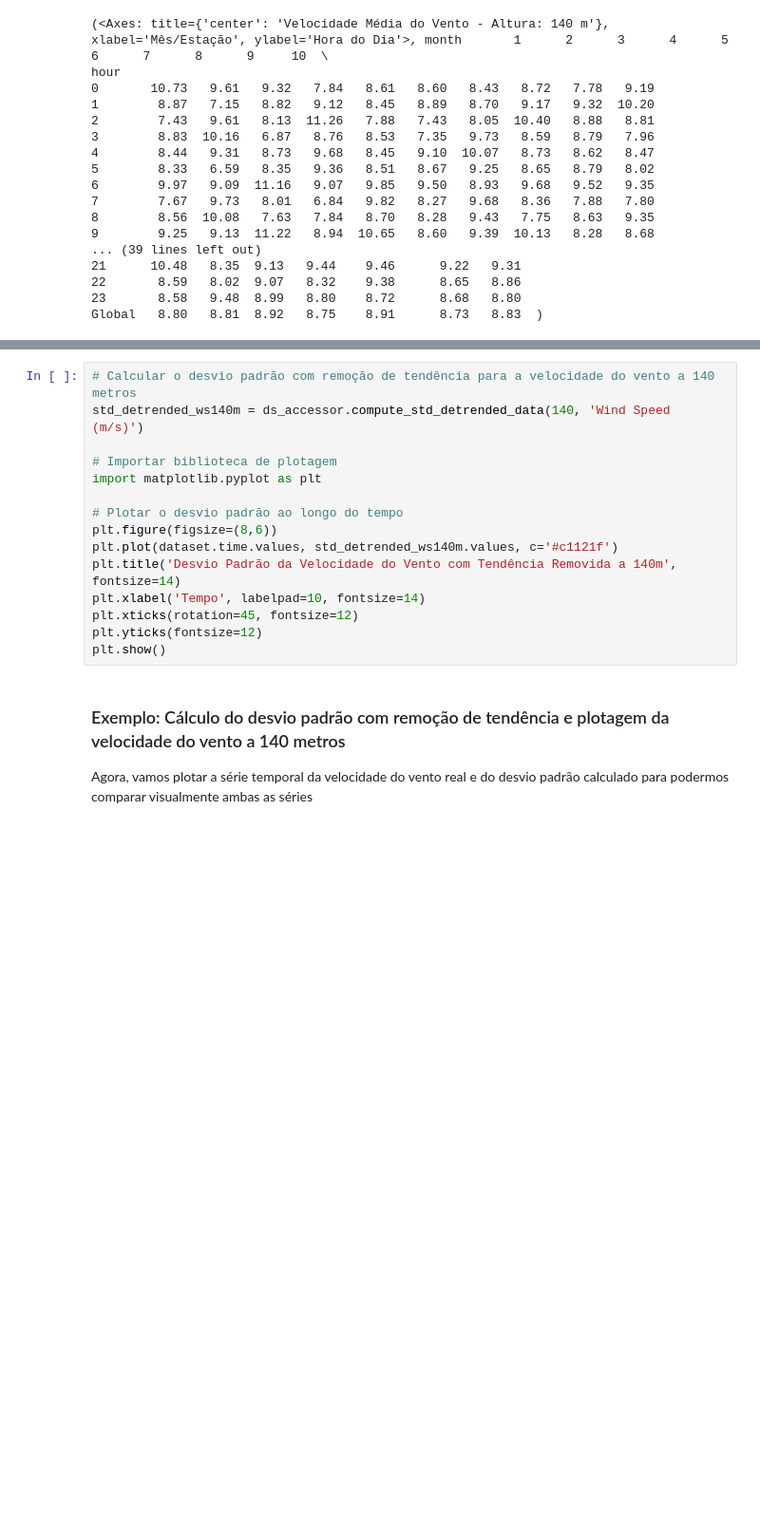
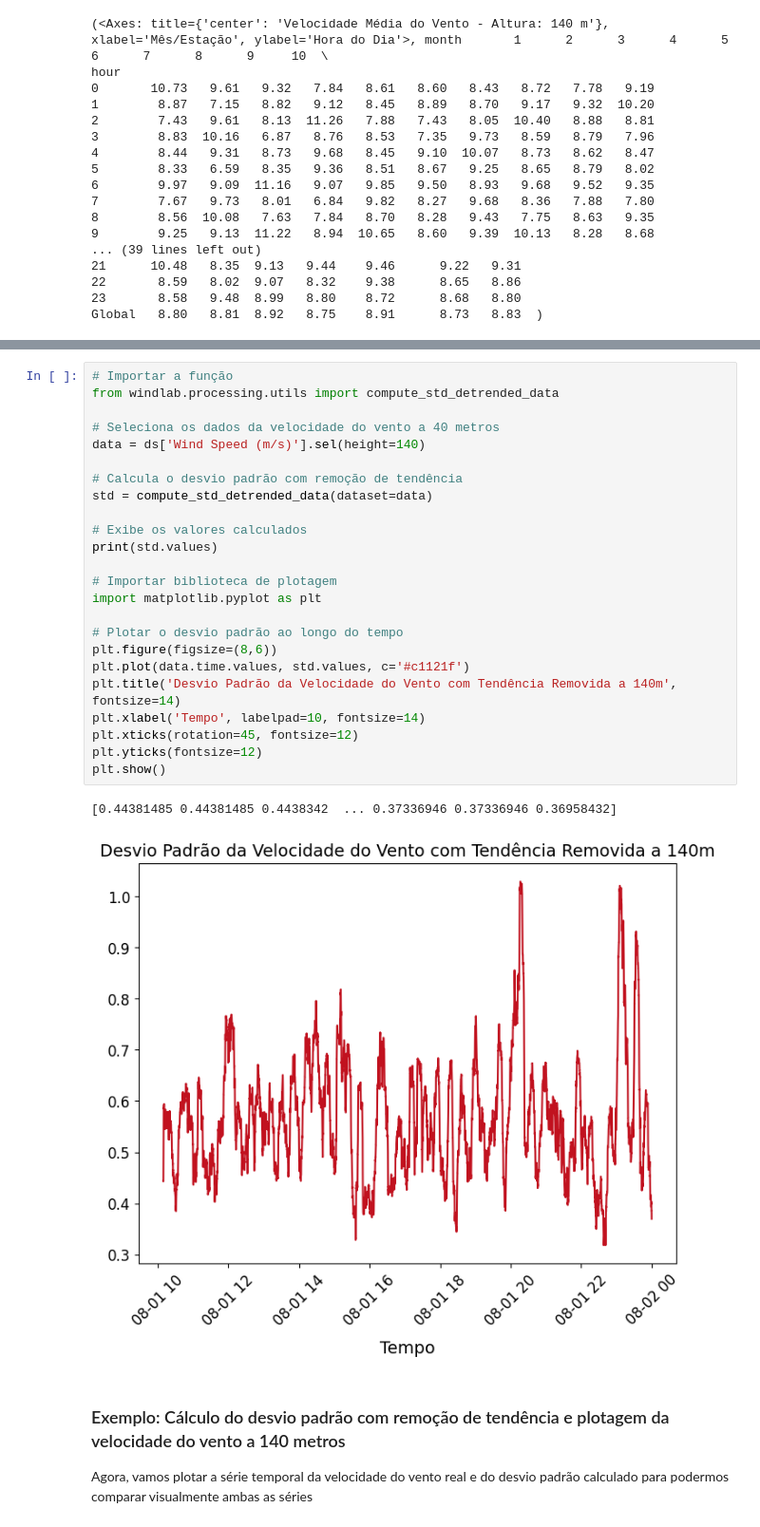
Before and after one commit to daniloceano/WindLab, a Jupyter notebook: docs/WindLab_tutorial.ipynb, the cells around one changed output, grey strips where cells are left out. Shown at 95% size. Saved outputs shown, nothing was run; the diff lists cells and outputs as text; blank space fills up the shorter version.

```diff
--- a/docs/WindLab_tutorial.ipynb
+++ b/docs/WindLab_tutorial.ipynb
@@ -491,20 +555,32 @@ Essa função realiza o cálculo do desvio padrão para uma variável (por padr
 
 Abaixo, calculamos o desvio padrão com remoção de tendência para a velocidade do vento a 40 metros de altura e, em seguida, plotamos o resultado ao longo do tempo.
 # %%
-# Calcular o desvio padrão com remoção de tendência para a velocidade do vento a 140 metros
-std_detrended_ws140m = ds_accessor.compute_std_detrended_data(140, 'Wind Speed (m/s)')
+# Importar a função
+from windlab.processing.utils import compute_std_detrended_data
+
+# Seleciona os dados da velocidade do vento a 40 metros
+data = ds['Wind Speed (m/s)'].sel(height=140)
+
+# Calcula o desvio padrão com remoção de tendência
+std = compute_std_detrended_data(dataset=data)
+
+# Exibe os valores calculados
+print(std.values)
 
 # Importar biblioteca de plotagem
 import matplotlib.pyplot as plt
 
 # Plotar o desvio padrão ao longo do tempo
 plt.figure(figsize=(8,6))
-plt.plot(dataset.time.values, std_detrended_ws140m.values, c='#c1121f')
+plt.plot(data.time.values, std.values, c='#c1121f')
 plt.title('Desvio Padrão da Velocidade do Vento com Tendência Removida a 140m', fontsize=14)
 plt.xlabel('Tempo', labelpad=10, fontsize=14)
 plt.xticks(rotation=45, fontsize=12)
 plt.yticks(fontsize=12)
 plt.show()
+# %% [output]
+[0.44381485 0.44381485 0.4438342  ... 0.37336946 0.37336946 0.36958432]
+[figure, added]
 # %% [markdown]
 ### Exemplo: Cálculo do desvio padrão com remoção de tendência e plotagem da velocidade do vento a 140 metros
 
```
Also changed, not shown: parts of 24 cells of this notebook, 3 other files.
